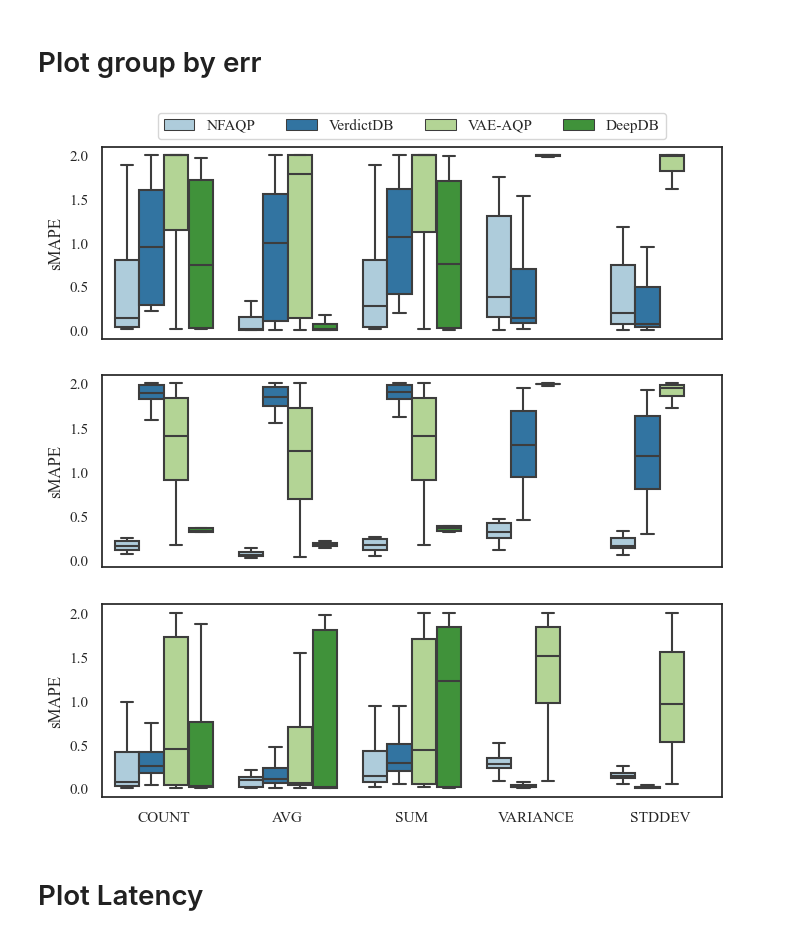
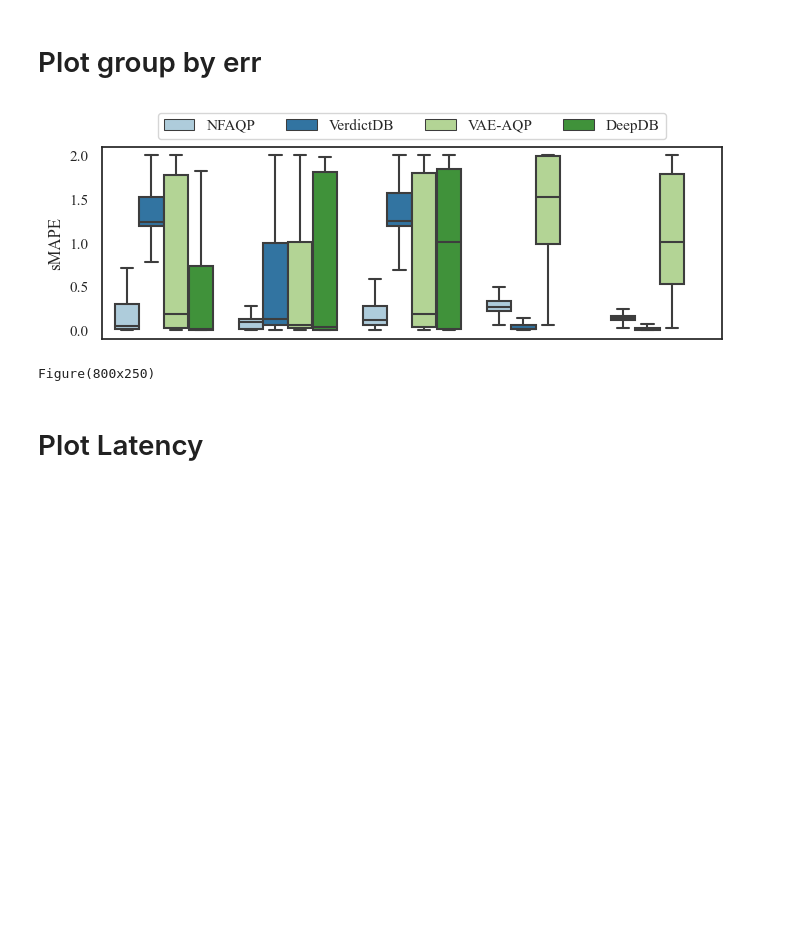
Before and after one commit to cenlibin/NFAQP, a Jupyter notebook: plot/seaborn.ipynb, the cells around one changed output. Saved outputs shown, nothing was run; the diff lists cells and outputs as text; code cells hidden in the pictures; blank space fills up the shorter version.

```diff
--- a/plot/seaborn.ipynb
+++ b/plot/seaborn.ipynb
@@ -147,48 +161,54 @@ import matplotlib.pyplot as plt
 n_pred_tresh = 5
 ratio = 3.5
 high = 2.5
-for i, dataset in enumerate(['pm25', 'flights', 'lineitemext']):
-    df = pd.read_csv(f'/home/clb/AQP/output/flow-tiny-{dataset}-spline/eval-groupby.csv')
+
+
+
+
+
+for i, dataset in enumerate(['lineitemext']):
+    df = pd.read_csv(f'/home/clb/AQP/output/flow-tiny-{dataset}-spline/eval-groupby-vary.csv')
     # df = df[df['n_predicates'] <= n_pred_tresh]
     methods = ['flow', 'verdict', 'vae', 'deepdb']
     funcs = ['cnt', 'avg', 'sum', 'var', 'std']
 
     methods_alias = {a: b for a, b in zip(methods, ['NFAQP', 'VerdictDB', 'VAE-AQP', 'DeepDB'])}
     funcs_alias = {a: b for a, b in zip(funcs, ['COUNT', 'AVG', 'SUM', 'VARIANCE', 'STDDEV'])}
 
     plot_df = pd.DataFrame([], columns=['Methods', 'Aggregation Functions', 'sMAPE'])
 
     N = df.shape[0]
     for m in methods:
         for f in funcs:
             if m == 'deepdb' and f in ['var', 'std']:
                 continue
             err_col = df [f'{m}_{f}_err']
             sub_df = pd.DataFrame([[funcs_alias[f]] * N, [methods_alias[m]] * N, err_col]).transpose()
             sub_df.columns = plot_df.columns
             plot_df = pd.concat([plot_df, sub_df])
 
 
     fig = plt.figure(figsize=(int(high * ratio), high))
     sns.set(font="Times New Roman", style='white', palette="Paired", font_scale=1)
-    ax = sns.boxplot(x="Methods", y="sMAPE",
+    groupby_ax = sns.boxplot(x="Methods", y="sMAPE",
                     hue="Aggregation Functions", showfliers=False, palette="Paired",
                     data=plot_df)
-    ax.set(xlabel=None)
+    groupby_ax.set(xlabel=None)
     if i != 2:
-        ax.set_xticklabels([])
+        groupby_ax.set_xticklabels([])
     if i != 0:
-        ax.get_legend().remove()
+        groupby_ax.get_legend().remove()
     else:
-        sns.move_legend(ax, 'lower center', bbox_to_anchor=(.5, 1), ncol=4, title=None, frameon=True)
+        sns.move_legend(groupby_ax, 'lower center', bbox_to_anchor=(.5, 1), ncol=4, title=None, frameon=True)
         pass
     sns.set_style("whitegrid") # 白色网格背景
 
-
     plt.savefig(f"./err/{dataset}_groupby_err.pdf", format="pdf", dpi=1200, bbox_inches="tight")
 # %% [output]
-[figure, old version]
+[figure, new version]
-[figure, removed]
-[figure, removed]
+# %%
+print(fig)
+# %% [output]
+Figure(800x250)
 # %% [markdown]
 # Plot Latency
```
Also changed, not shown: parts of 12 cells of this notebook, 8 other files.
